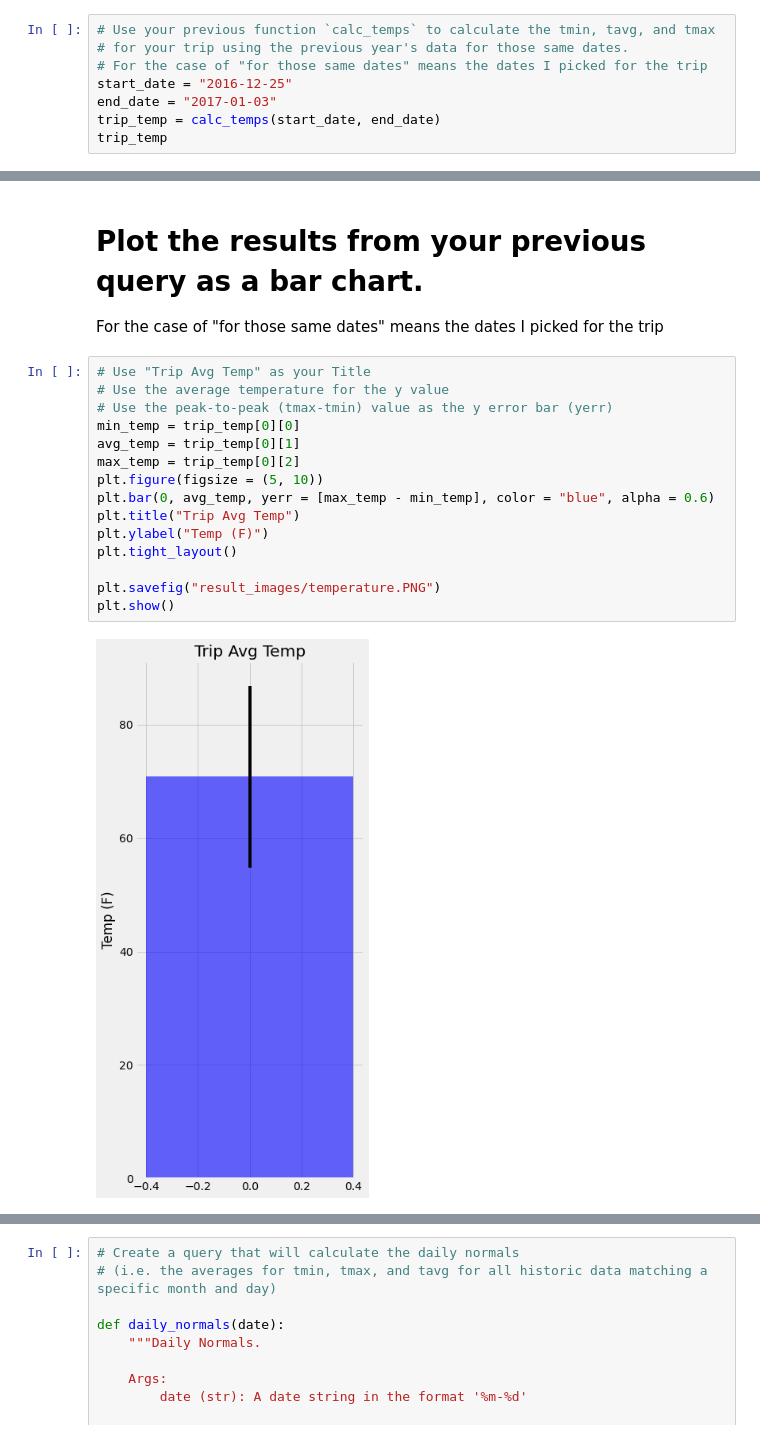
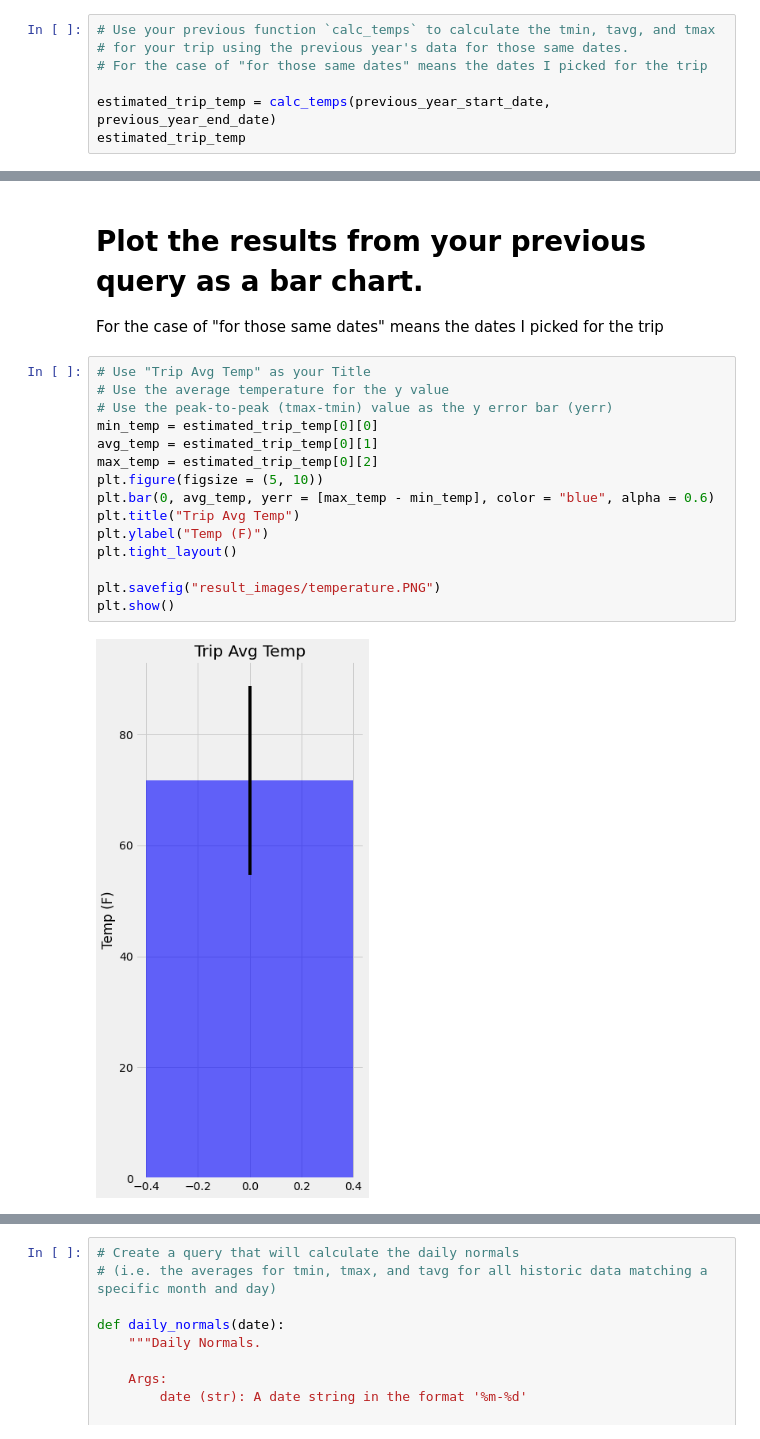
Before and after one commit to Franco1230/10-SQLalchemy-Challenge, a Jupyter notebook: SQLalchemy/climate_analysis.ipynb, the cells around one changed output, grey strips where cells are left out. Cells and saved outputs as stored; diff of their text form.

```diff
--- a/SQLalchemy/climate_analysis.ipynb
+++ b/SQLalchemy/climate_analysis.ipynb
@@ -338,8 +354,7 @@ print(calc_temps('2012-02-28', '2012-03-05'))
 # Use your previous function `calc_temps` to calculate the tmin, tavg, and tmax
 # for your trip using the previous year's data for those same dates.
 # For the case of "for those same dates" means the dates I picked for the trip
-start_date = "2016-12-25"
-end_date = "2017-01-03"
-trip_temp = calc_temps(start_date, end_date)
-trip_temp
+
+estimated_trip_temp = calc_temps(previous_year_start_date, previous_year_end_date)
+estimated_trip_temp
 # %% [output]
@@ -360,17 +365,17 @@ For the case of "for those same dates" means the dates I picked for the trip
 # %%
 # Use "Trip Avg Temp" as your Title
 # Use the average temperature for the y value
 # Use the peak-to-peak (tmax-tmin) value as the y error bar (yerr)
-min_temp = trip_temp[0][0]
-avg_temp = trip_temp[0][1]
-max_temp = trip_temp[0][2]
+min_temp = estimated_trip_temp[0][0]
+avg_temp = estimated_trip_temp[0][1]
+max_temp = estimated_trip_temp[0][2]
 plt.figure(figsize = (5, 10))
 plt.bar(0, avg_temp, yerr = [max_temp - min_temp], color = "blue", alpha = 0.6)
 plt.title("Trip Avg Temp")
 plt.ylabel("Temp (F)")
 plt.tight_layout()
 
 plt.savefig("result_images/temperature.PNG")
 plt.show()
 # %% [output]
-[figure, old version]
+[figure, new version]
```
Also changed, not shown: parts of 11 cells of this notebook, 1 other file.
